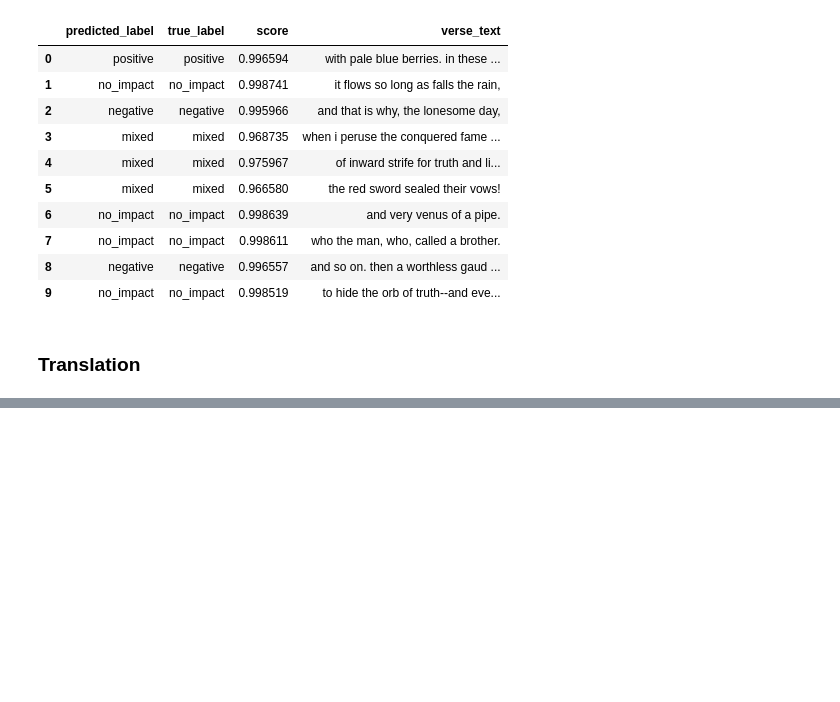
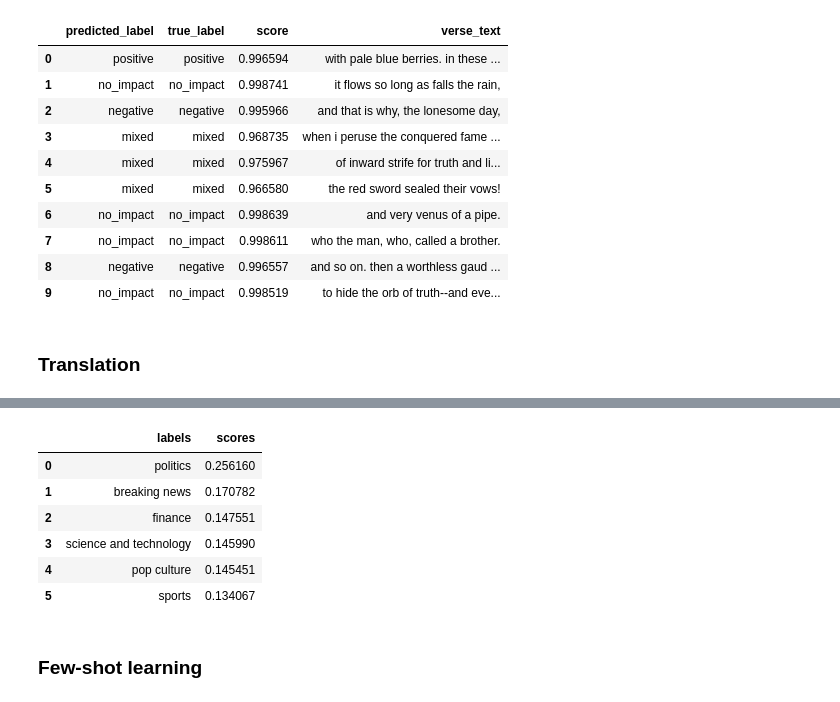
Before and after one commit to RealAdon/Databrix-LLM101x-Chapter-1.8, a Jupyter notebook: app.ipynb, the cells around one changed output, grey strips where cells are left out. Saved outputs shown, nothing was run; the diff lists cells and outputs as text; code cells hidden in the pictures; blank space fills up the shorter version.

```diff
--- a/app.ipynb
+++ b/app.ipynb
@@ -165,0 +225,35 @@ ValueError: ignored
+# %%
+politics_article='''
+Jacinta Allan will become Victoria's 49th premier following the shock resignation of Daniel Andrews.
+Allan was chosen for the role at a Labor caucus meeting at state parliament this afternoon.
+Public Transport Minister Ben Carroll has been selected as the deputy premier after a late push from the Labor right faction.
+READ MORE: Daniel Andrews' journey from anonymity to premier
+Jacinta Allan addressed media shortly after being elected by Labor to be the next Victorian premier, with deputy Ben Carroll at her side.
+
+Allan addressed media outside parliament shortly after the caucus meeting ended.
+"I have been endorsed unanimously by my caucus colleagues to replace the fabulous Daniel Andrews as leader of the Victorian parliamentary Labor Party, and in turn follow in his footsteps as premier of Victoria," she said.
+"It is such a deep honour and privilege to be in the position to be heading to Government House and to be sworn in as premier of Victoria.
+"And can I say, 24 years ago, almost to the day, when I walked into this place as a much younger woman from regional Victoria, I never expected to have this length of service or indeed to be able to have had the honour and privilege of serving the Victorian community in various ministerial roles."
+Allan took the opportunity to praise Andrews.
+"There's been lots written in just the last 24 hours about Daniel and Daniel Andrews's leadership, his strength, his courage, his determination," she said.
+"He's been driven by his values every single day he has served the Victorian community."
+READ MORE: 'Nothing stuck to Teflon Dan during his reign of spin and sniping … Now Victoria needs a new start'
+Jacinta Allan exits the caucus room after being elected unopposed.
+
+Jacinta Allan has been the long-term deputy to Daniel Andrews.
+Jacinta Allan has long been seen as the successor to Daniel Andrews. (Joe Armao/The Age)
+Allan said both she and Carroll had been raised by ﻿"working people" and vowed to continue to work hard for Victorians.
+"I pledge to the Victorian community that I will continue to work hard as I've done every single day as a Member of Parliament," she said.
+"But I also come to this role with the opportunity to continue the strong reform agenda and also chart a future course for the state and in coming days and weeks I will have more to say about policy priorities that I will be bringing."
+'''
+categorize_article(politics_article)
+# %% [output]
+|  | labels | scores |
+| 0 | politics | 0.256160 |
+| 1 | breaking news | 0.170782 |
+| 2 | finance | 0.147551 |
+| 3 | science and technology | 0.145990 |
+| 4 | pop culture | 0.145451 |
+| 5 | sports | 0.134067 |
+# %% [markdown]
+### Few-shot learning
```
Also changed, not shown: parts of 18 cells of this notebook.
